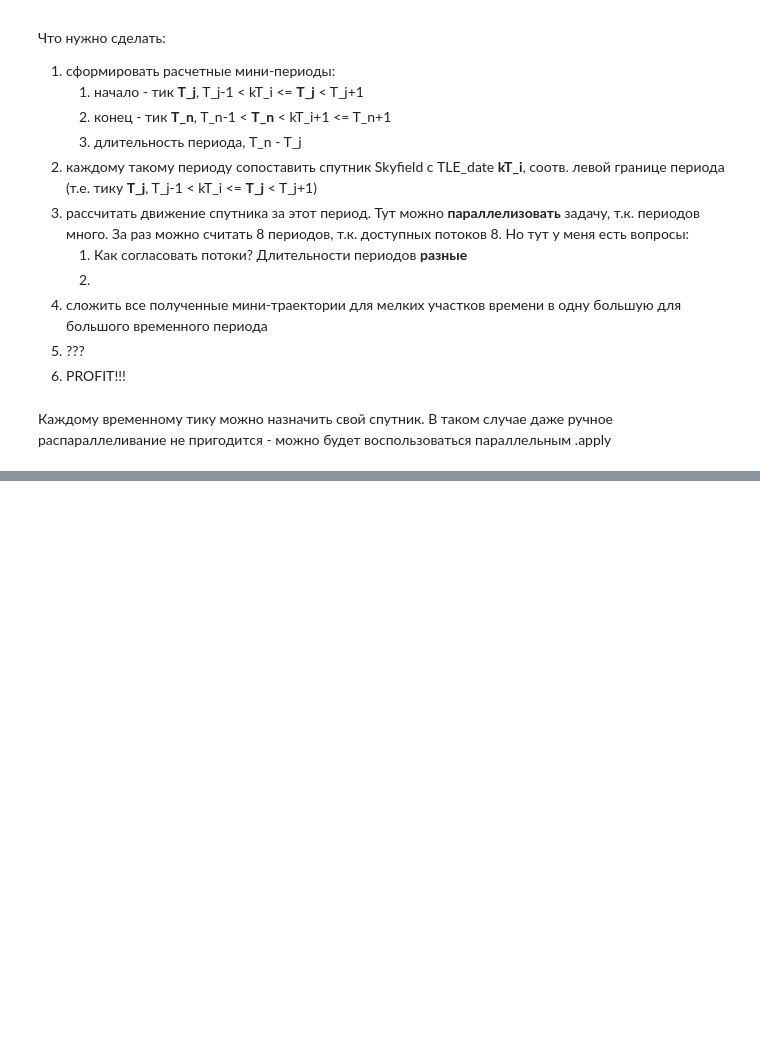
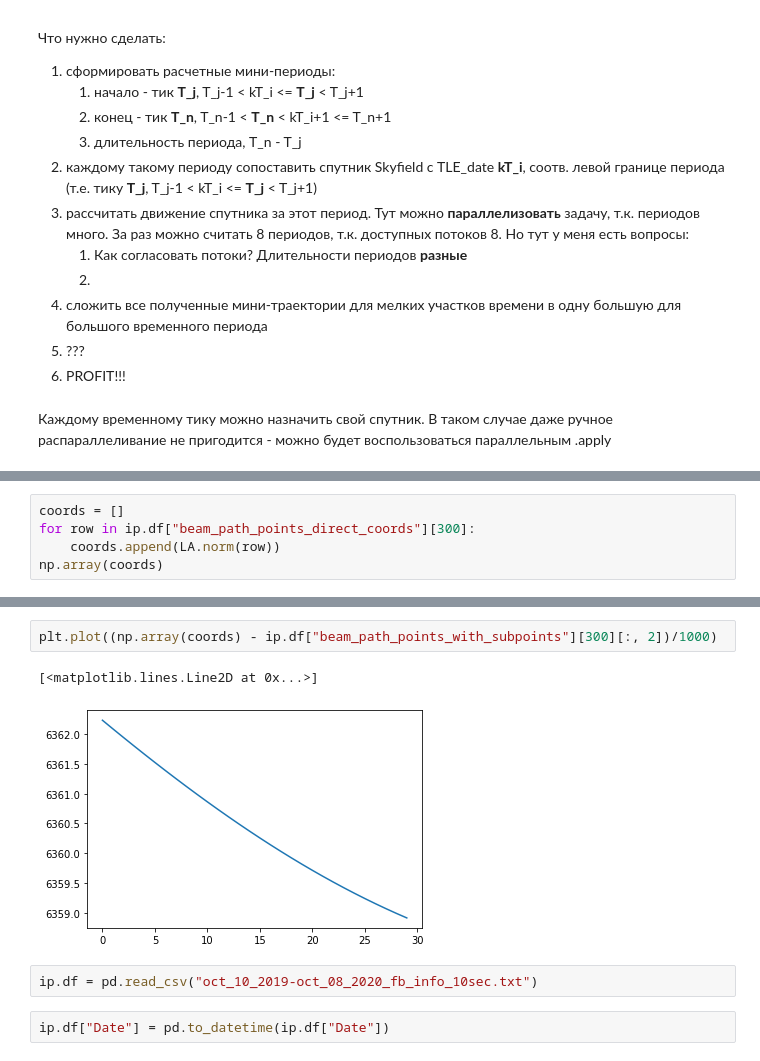
Before and after one commit to newtonee/Visibility-of-the-Sun, a Jupyter notebook: When_the_Sun_is_visible_.ipynb, the cells around one changed output, grey strips where cells are left out. Saved outputs shown, nothing was run; the diff lists cells and outputs as text; blank space fills up the shorter version.

```diff
--- a/When_the_Sun_is_visible_.ipynb
+++ b/When_the_Sun_is_visible_.ipynb
@@ -553,0 +580,5 @@ Shape is  (1, 3)
+# %%
+coords = []
+for row in ip.df["beam_path_points_direct_coords"][300]:
+    coords.append(LA.norm(row))
+np.array(coords)
@@ -553,0 +610,9 @@ Shape is  (1, 3)
+# %%
+plt.plot((np.array(coords) - ip.df["beam_path_points_with_subpoints"][300][:, 2])/1000)
+# %% [output]
+[<matplotlib.lines.Line2D at 0x...>]
+[figure, added]
+# %%
+ip.df = pd.read_csv("oct_10_2019-oct_08_2020_fb_info_10sec.txt")
+# %%
+ip.df["Date"] = pd.to_datetime(ip.df["Date"])
```
Also changed, not shown: parts of 29 cells of this notebook.
